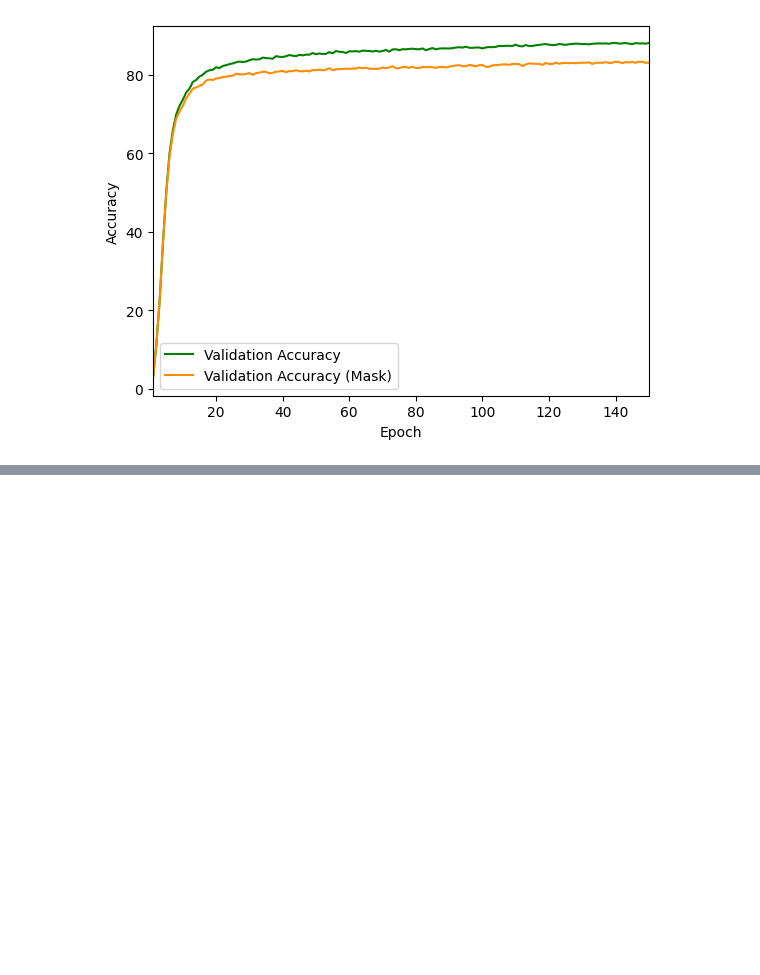
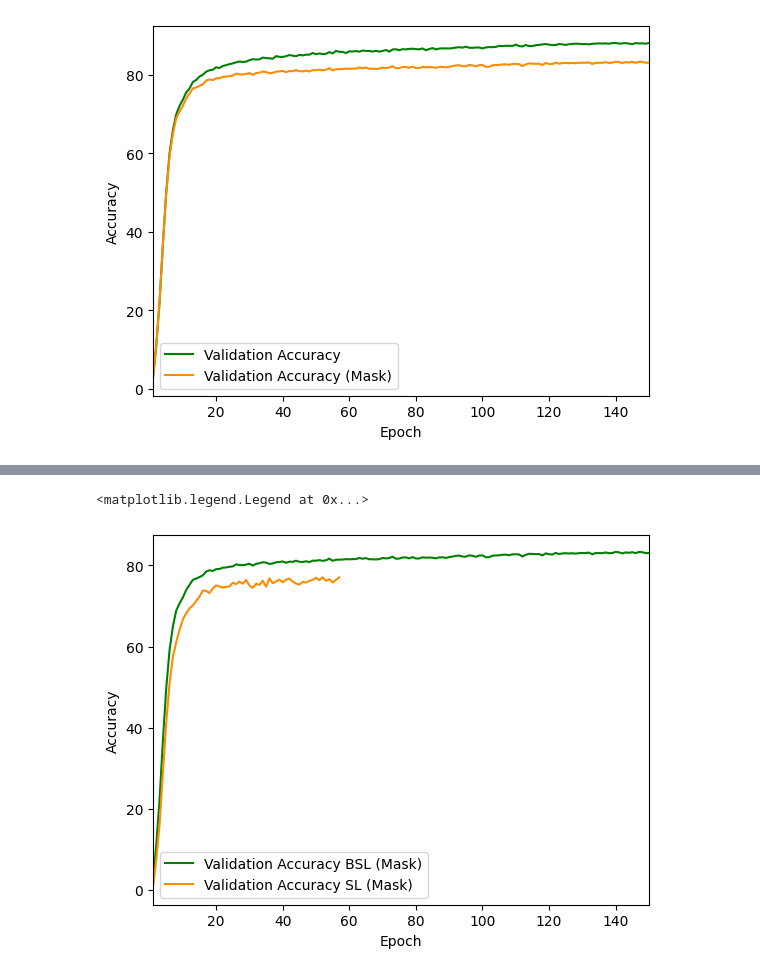
Before and after one commit to orumetsu/MetaFormerBSL, a Jupyter notebook: plots_and_graphics.ipynb, the cells around one changed output, grey strips where cells are left out. Saved outputs shown, nothing was run; the diff lists cells and outputs as text; code cells hidden in the pictures; blank space fills up the shorter version.

```diff
--- a/plots_and_graphics.ipynb
+++ b/plots_and_graphics.ipynb
@@ -142,0 +271,12 @@ plt.legend()
+# %%
+from matplotlib import pyplot as plt
+
+plt.plot(np.array(range(1, 150 + 1)), masked_test_acc1_bsl, label="Validation Accuracy BSL (Mask)", color='green')
+plt.plot(np.array(range(1, 57 + 1)), masked_test_acc1, label="Validation Accuracy SL (Mask)", color='darkorange')
+plt.xlabel("Epoch")
+plt.ylabel("Accuracy")
+plt.xlim(1, 150)
+plt.legend()
+# %% [output]
+<matplotlib.legend.Legend at 0x...>
+[figure, added]
```
Also changed, not shown: parts of 9 cells of this notebook.
